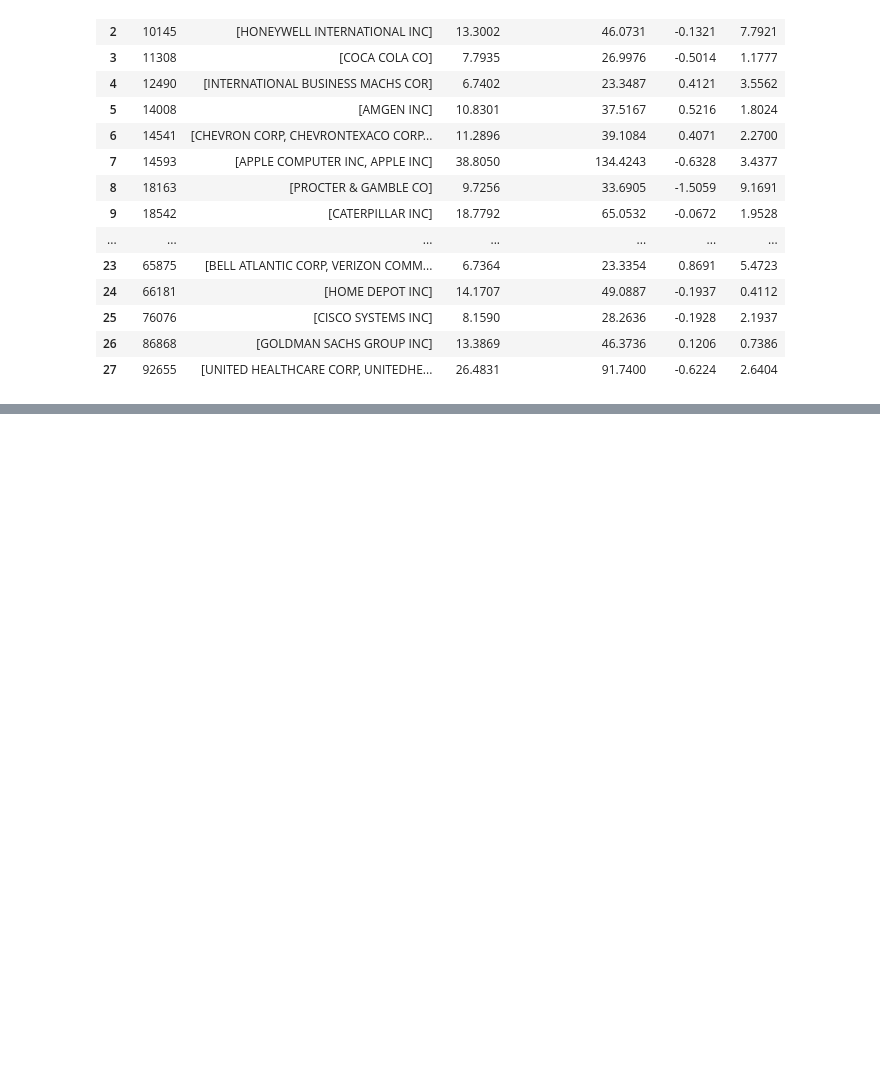
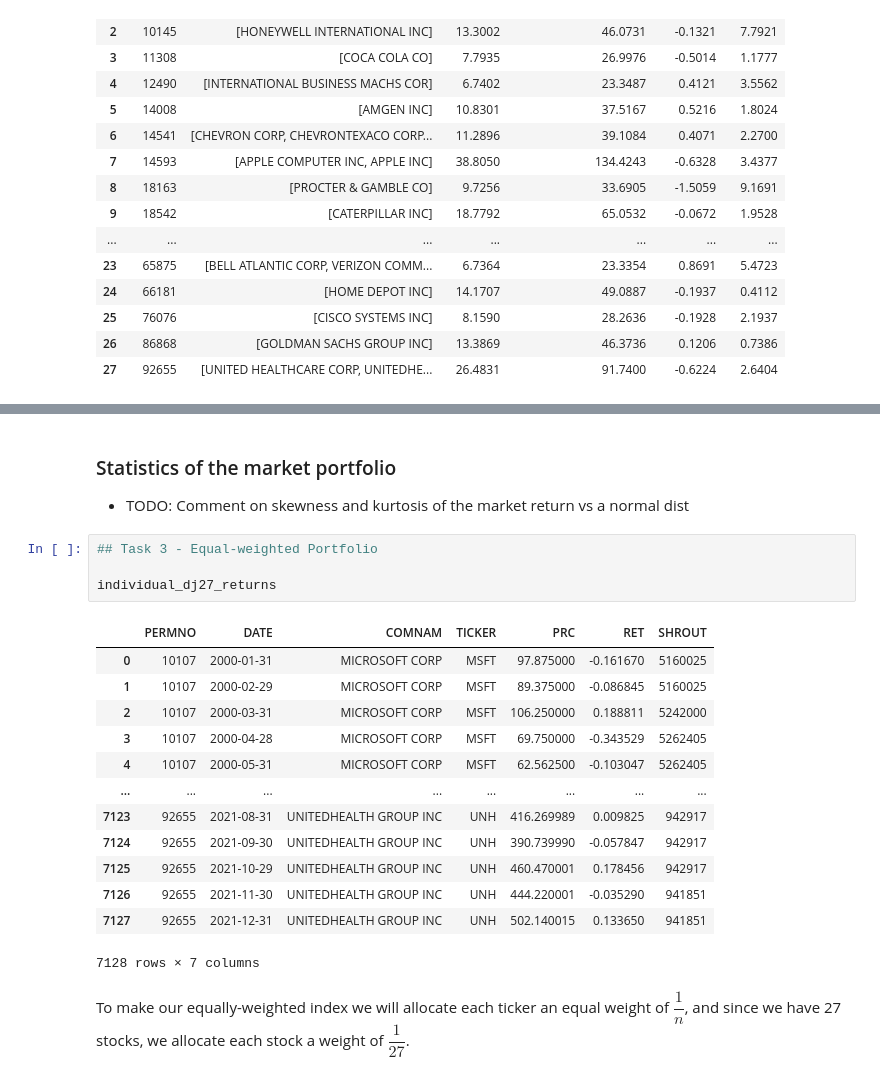
Before and after one commit to uWaterloo-CFM/CFM-301, a Jupyter notebook: Assignment 1/Data Assignment 1.ipynb, the cells around one changed output, grey strips where cells are left out. Cells and saved outputs as stored; diff of their text form; blank space fills up the shorter version.

```diff
--- a/Assignment 1/Data Assignment 1.ipynb
+++ b/Assignment 1/Data Assignment 1.ipynb
@@ -162,0 +147,24 @@ duplicate_comnam_df.to_dict()['COMNAM']
+# %% [markdown]
+### Statistics of the market portfolio
+
+- TODO: Comment on skewness and kurtosis of the market return vs a normal dist
+# %%
+## Task 3 - Equal-weighted Portfolio
+
+individual_dj27_returns
+# %% [output]
+|  | PERMNO | DATE | COMNAM | TICKER | PRC | RET | SHROUT |
+| 0 | 10107 | 2000-01-31 | MICROSOFT CORP | MSFT | 97.875000 | -0.161670 | 5160025 |
+| 1 | 10107 | 2000-02-29 | MICROSOFT CORP | MSFT | 89.375000 | -0.086845 | 5160025 |
+| 2 | 10107 | 2000-03-31 | MICROSOFT CORP | MSFT | 106.250000 | 0.188811 | 5242000 |
+| 3 | 10107 | 2000-04-28 | MICROSOFT CORP | MSFT | 69.750000 | -0.343529 | 5262405 |
+| 4 | 10107 | 2000-05-31 | MICROSOFT CORP | MSFT | 62.562500 | -0.103047 | 5262405 |
+| ... | ... | ... | ... | ... | ... | ... | ... |
+| 7123 | 92655 | 2021-08-31 | UNITEDHEALTH GROUP INC | UNH | 416.269989 | 0.009825 | 942917 |
+| 7124 | 92655 | 2021-09-30 | UNITEDHEALTH GROUP INC | UNH | 390.739990 | -0.057847 | 942917 |
+| 7125 | 92655 | 2021-10-29 | UNITEDHEALTH GROUP INC | UNH | 460.470001 | 0.178456 | 942917 |
+| 7126 | 92655 | 2021-11-30 | UNITEDHEALTH GROUP INC | UNH | 444.220001 | -0.035290 | 941851 |
+| 7127 | 92655 | 2021-12-31 | UNITEDHEALTH GROUP INC | UNH | 502.140015 | 0.133650 | 941851 |
+7128 rows × 7 columns
+# %% [markdown]
+To make our equally-weighted index we will allocate each ticker an equal weight of $\dfrac{1}{n}$, and since we have 27 stocks, we allocate each stock a weight of $\dfrac{1}{27}$.
```
Also changed, not shown: parts of 8 cells of this notebook.
